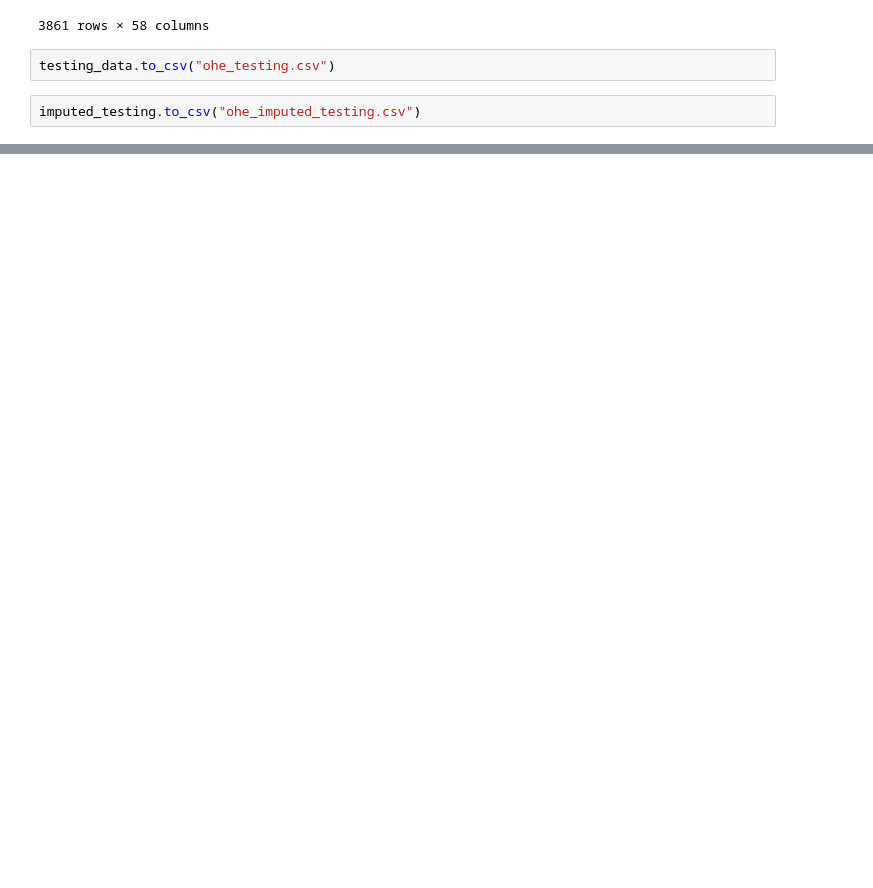
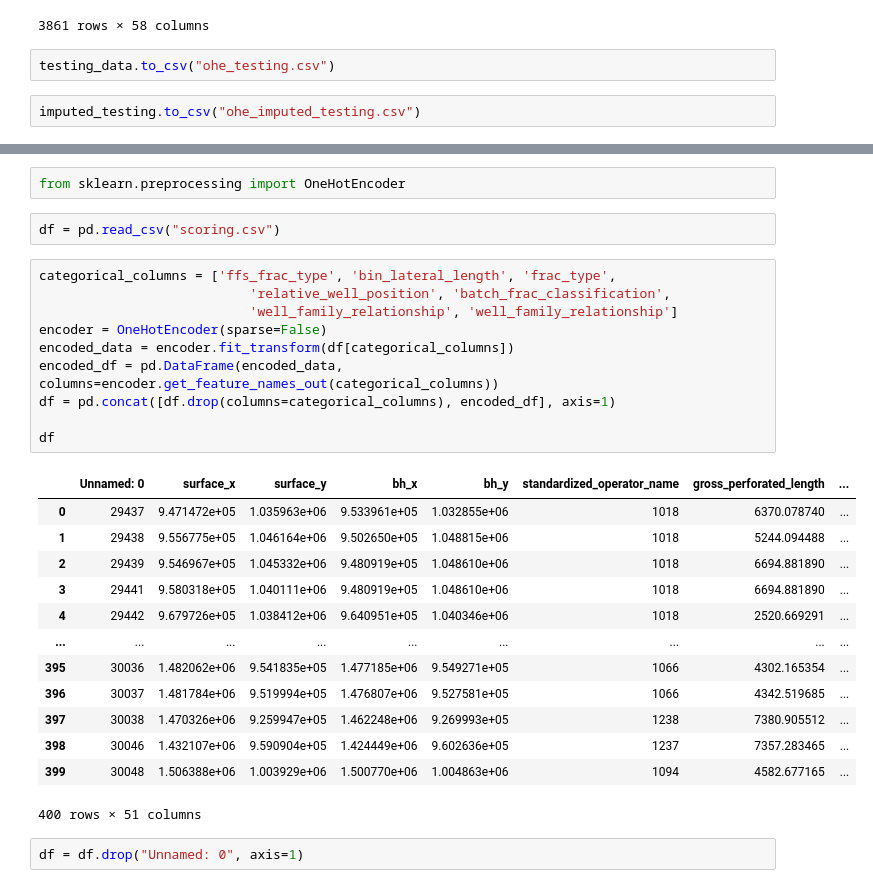
Before and after one commit to matthewcihlar/RiceDatathon2024Chevron, a Jupyter notebook: datathon2024.ipynb, the cells around one changed output, grey strips where cells are left out. Cells and saved outputs as stored; diff of their text form; blank space fills up the shorter version.

```diff
--- a/datathon2024.ipynb
+++ b/datathon2024.ipynb
@@ -252,0 +242,30 @@ print(math.sqrt(mse))
+# %%
+from sklearn.preprocessing import OneHotEncoder
+# %%
+df = pd.read_csv("scoring.csv")
+# %%
+categorical_columns = ['ffs_frac_type', 'bin_lateral_length', 'frac_type',
+                           'relative_well_position', 'batch_frac_classification',
+                           'well_family_relationship', 'well_family_relationship']
+encoder = OneHotEncoder(sparse=False)
+encoded_data = encoder.fit_transform(df[categorical_columns])
+encoded_df = pd.DataFrame(encoded_data, columns=encoder.get_feature_names_out(categorical_columns))
+df = pd.concat([df.drop(columns=categorical_columns), encoded_df], axis=1)
+
+df
+# %% [output]
+|  | Unnamed: 0 | surface_x | surface_y | bh_x | bh_y | standardized_operator_name | gross_perforated_length | ... |
+| 0 | 29437 | 9.471472e+05 | 1.035963e+06 | 9.533961e+05 | 1.032855e+06 | 1018 | 6370.078740 | ... |
+| 1 | 29438 | 9.556775e+05 | 1.046164e+06 | 9.502650e+05 | 1.048815e+06 | 1018 | 5244.094488 | ... |
+| 2 | 29439 | 9.546967e+05 | 1.045332e+06 | 9.480919e+05 | 1.048610e+06 | 1018 | 6694.881890 | ... |
+| 3 | 29441 | 9.580318e+05 | 1.040111e+06 | 9.480919e+05 | 1.048610e+06 | 1018 | 6694.881890 | ... |
+| 4 | 29442 | 9.679726e+05 | 1.038412e+06 | 9.640951e+05 | 1.040346e+06 | 1018 | 2520.669291 | ... |
+| ... | ... | ... | ... | ... | ... | ... | ... | ... |
+| 395 | 30036 | 1.482062e+06 | 9.541835e+05 | 1.477185e+06 | 9.549271e+05 | 1066 | 4302.165354 | ... |
+| 396 | 30037 | 1.481784e+06 | 9.519994e+05 | 1.476807e+06 | 9.527581e+05 | 1066 | 4342.519685 | ... |
+| 397 | 30038 | 1.470326e+06 | 9.259947e+05 | 1.462248e+06 | 9.269993e+05 | 1238 | 7380.905512 | ... |
+| 398 | 30046 | 1.432107e+06 | 9.590904e+05 | 1.424449e+06 | 9.602636e+05 | 1237 | 7357.283465 | ... |
+| 399 | 30048 | 1.506388e+06 | 1.003929e+06 | 1.500770e+06 | 1.004863e+06 | 1094 | 4582.677165 | ... |
+400 rows × 51 columns
+# %%
+df = df.drop("Unnamed: 0", axis=1)
```
Also changed, not shown: parts of 19 cells of this notebook, 5 other files.
